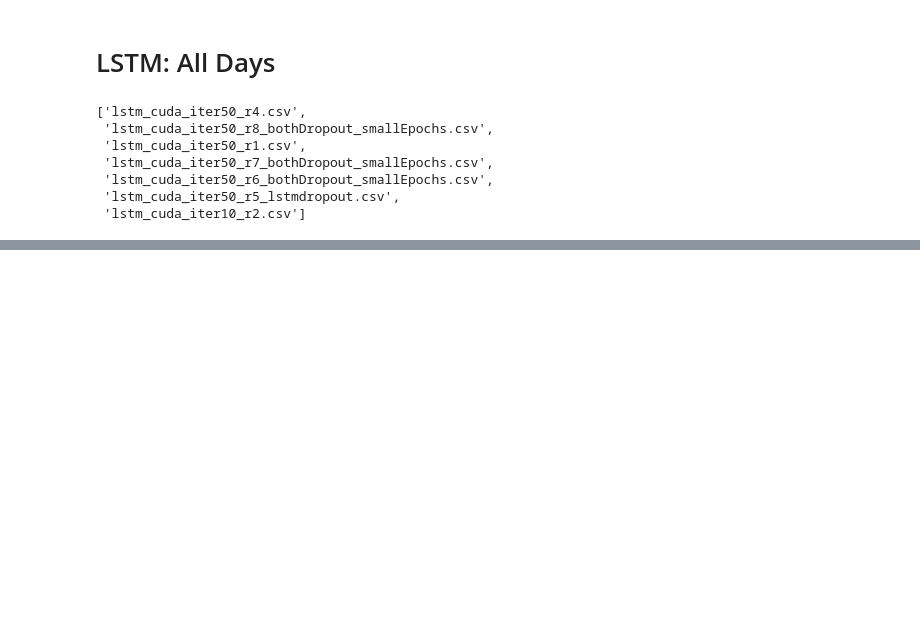
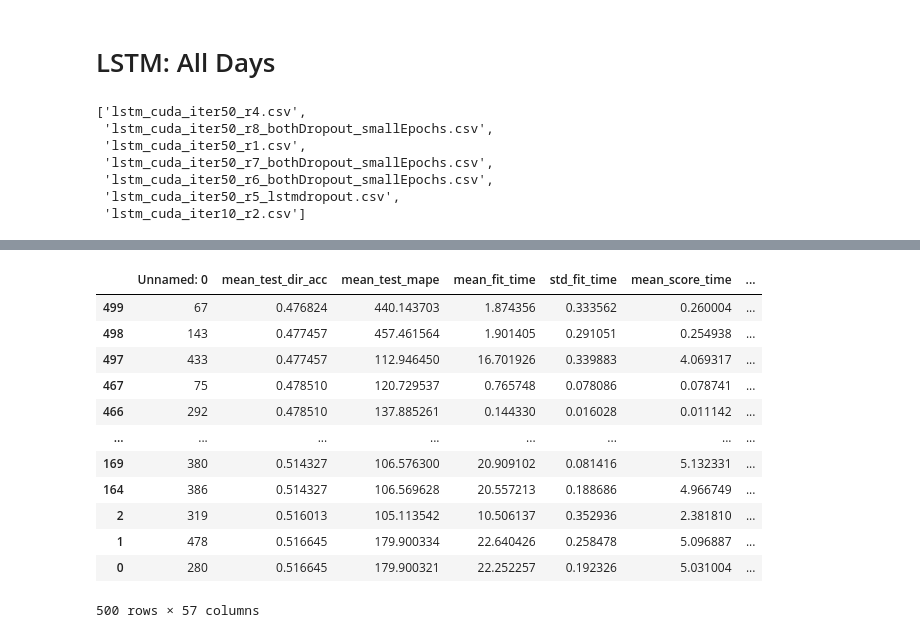
Before and after one commit to TianyuDu/ugthesis, a Jupyter notebook: model_selection_results/result_summary.ipynb, the cells around one changed output, grey strips where cells are left out. Saved outputs shown, nothing was run; the diff lists cells and outputs as text; code cells hidden in the pictures; blank space fills up the shorter version.

```diff
--- a/model_selection_results/result_summary.ipynb
+++ b/model_selection_results/result_summary.ipynb
@@ -62,0 +56,18 @@ df_lstm.sort_values("val_mse", ascending=True)
+# %%
+df_svr_alldays = pd.read_csv("./svr/svr_result_alldays_500iters.csv")
+# %%
+df_svr_alldays.sort_values("mean_test_dir_acc")
+# %% [output]
+|  | Unnamed: 0 | mean_test_dir_acc | mean_test_mape | mean_fit_time | std_fit_time | mean_score_time | ... |
+| 499 | 67 | 0.476824 | 440.143703 | 1.874356 | 0.333562 | 0.260004 | ... |
+| 498 | 143 | 0.477457 | 457.461564 | 1.901405 | 0.291051 | 0.254938 | ... |
+| 497 | 433 | 0.477457 | 112.946450 | 16.701926 | 0.339883 | 4.069317 | ... |
+| 467 | 75 | 0.478510 | 120.729537 | 0.765748 | 0.078086 | 0.078741 | ... |
+| 466 | 292 | 0.478510 | 137.885261 | 0.144330 | 0.016028 | 0.011142 | ... |
+| ... | ... | ... | ... | ... | ... | ... | ... |
+| 169 | 380 | 0.514327 | 106.576300 | 20.909102 | 0.081416 | 5.132331 | ... |
+| 164 | 386 | 0.514327 | 106.569628 | 20.557213 | 0.188686 | 4.966749 | ... |
+| 2 | 319 | 0.516013 | 105.113542 | 10.506137 | 0.352936 | 2.381810 | ... |
+| 1 | 478 | 0.516645 | 179.900334 | 22.640426 | 0.258478 | 5.096887 | ... |
+| 0 | 280 | 0.516645 | 179.900321 | 22.252257 | 0.192326 | 5.031004 | ... |
+500 rows × 57 columns
```
Also changed, not shown: parts of 33 cells of this notebook, 25 other files.
